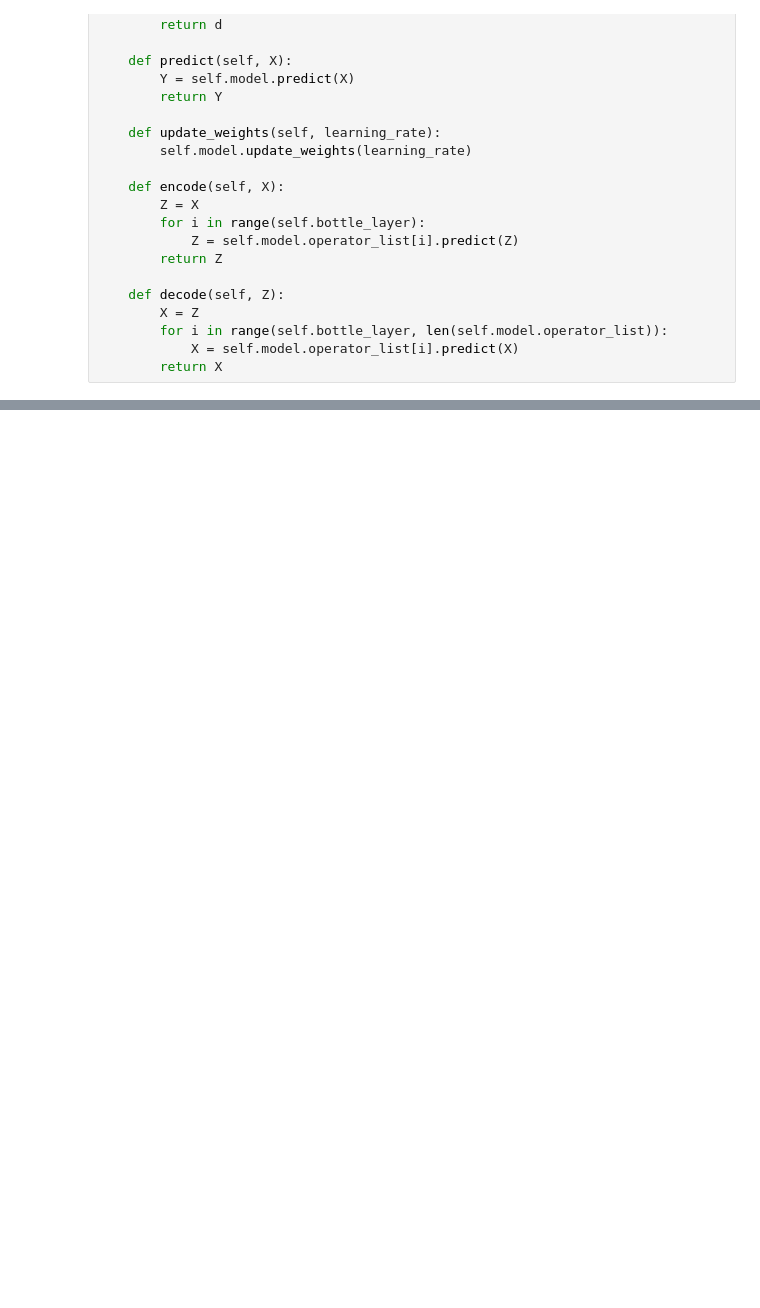
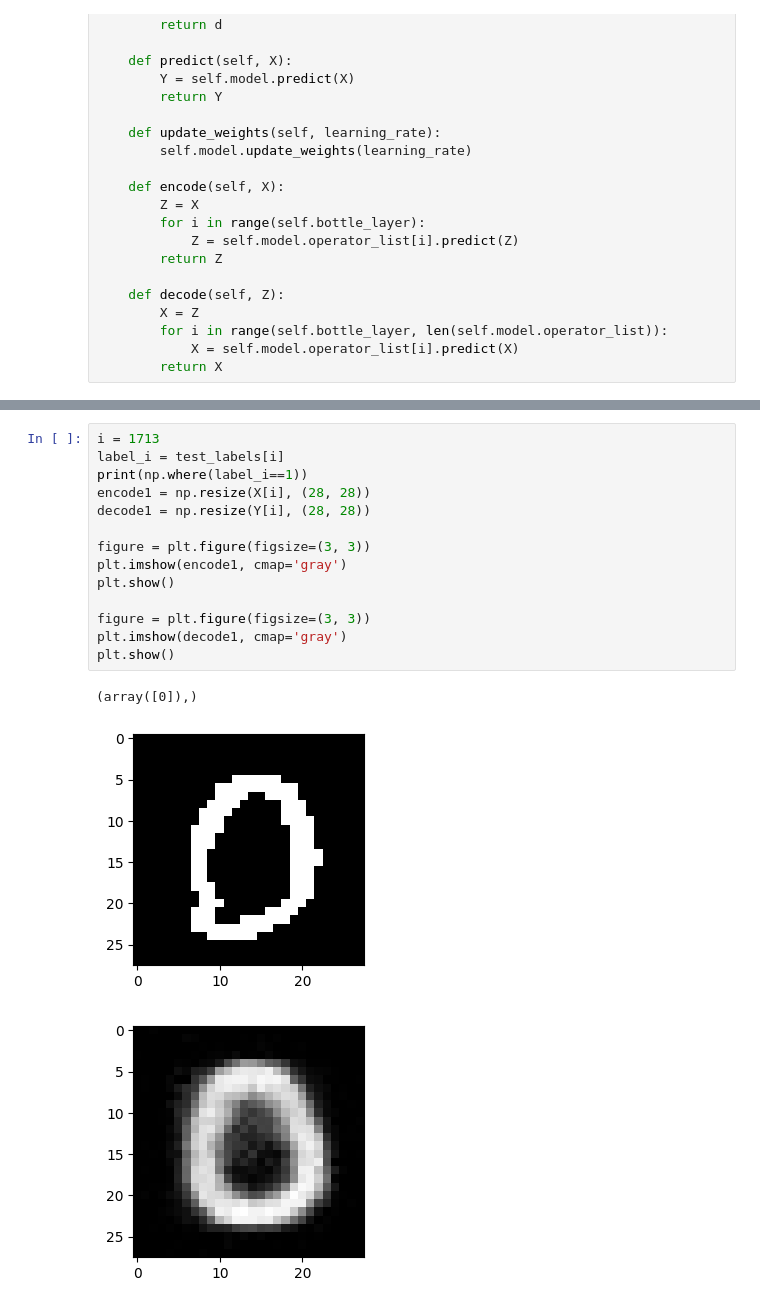
Before and after one commit to Lyshen/PiggyToy, a Jupyter notebook: Lesson05_VAE_practice.ipynb, the cells around one changed output, grey strips where cells are left out. Saved outputs shown, nothing was run; the diff lists cells and outputs as text; blank space fills up the shorter version.

```diff
--- a/Lesson05_VAE_practice.ipynb
+++ b/Lesson05_VAE_practice.ipynb
@@ -325,0 +358,18 @@ t: 61  loss : 94388.24697961961
+# %%
+i = 1713
+label_i = test_labels[i]
+print(np.where(label_i==1))
+encode1 = np.resize(X[i], (28, 28))
+decode1 = np.resize(Y[i], (28, 28))
+
+figure = plt.figure(figsize=(3, 3))
+plt.imshow(encode1, cmap='gray')
+plt.show()
+
+figure = plt.figure(figsize=(3, 3))
+plt.imshow(decode1, cmap='gray')
+plt.show()
+# %% [output]
+(array([0]),)
+[figure, added]
+[figure, added]
```
Also changed, not shown: parts of 6 cells of this notebook.
